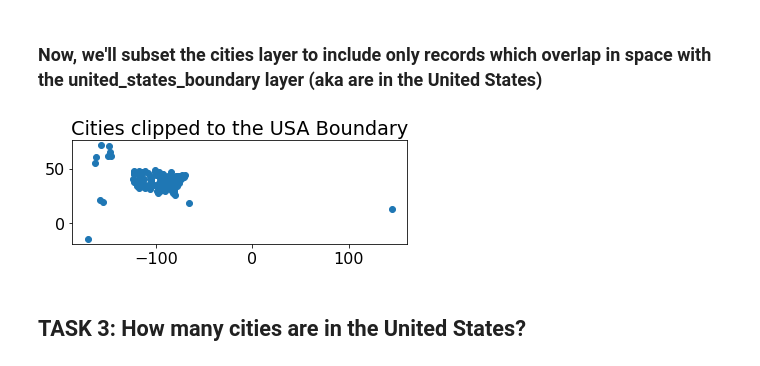
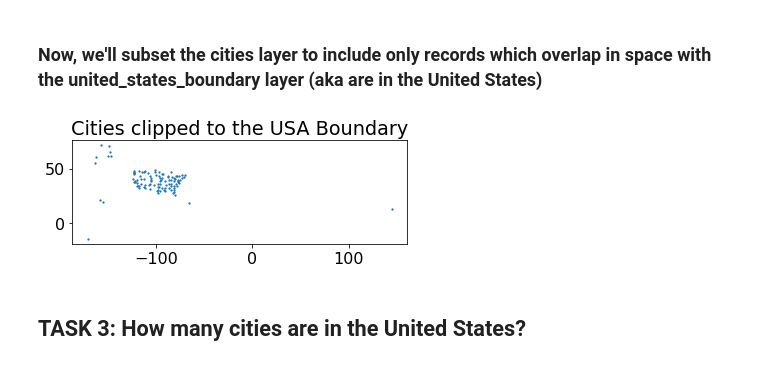
Before and after one commit to BenjaminGuerreroLewin/EnvDatSci22, a Jupyter notebook: VectorData101.ipynb, the cells around one changed output. Saved outputs shown, nothing was run; the diff lists cells and outputs as text; code cells hidden in the pictures.

```diff
--- a/VectorData101.ipynb
+++ b/VectorData101.ipynb
@@ -492,15 +510,15 @@ plt.show()
 # %%
 # Clip the cities data to the USA boundary
 # Note -- this operation may take some time to run - be patient
 cities_in_usa = gpd.clip(cities, united_states_boundary)
 
 # Plot your final clipped data
 f, ax = plt.subplots()
-cities_in_usa.plot(ax=ax)
+cities_in_usa.plot(ax=ax, markersize = 1.5)
 ax.set(title="Cities clipped to the USA Boundary")
 plt.show()
 # %% [output]
-[figure, old version]
+[figure, new version]
 # %% [markdown]
 ## TASK 3: How many cities are in the United States?
 # %%
```
Also changed, not shown: parts of 13 cells of this notebook.
